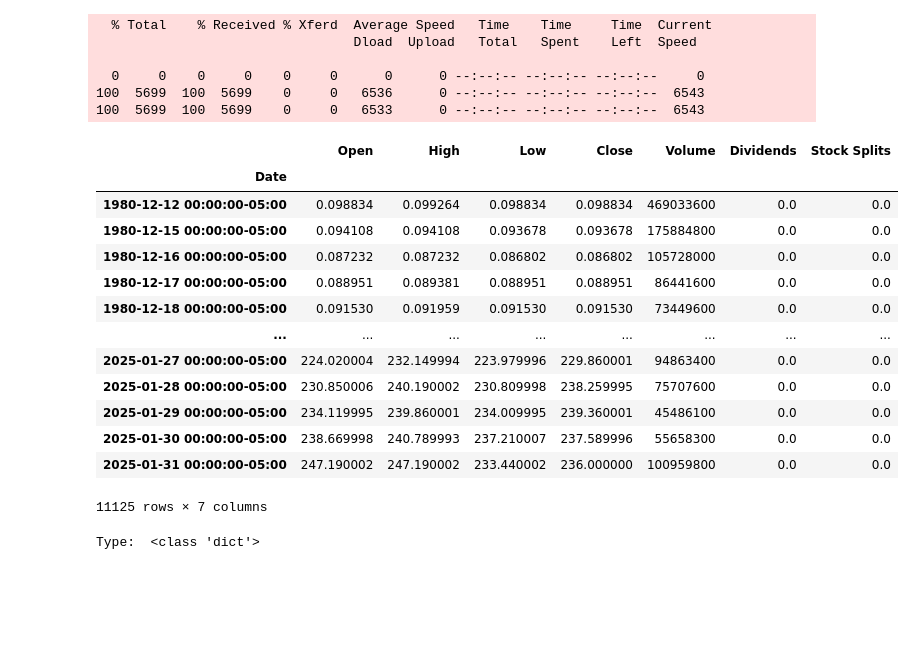
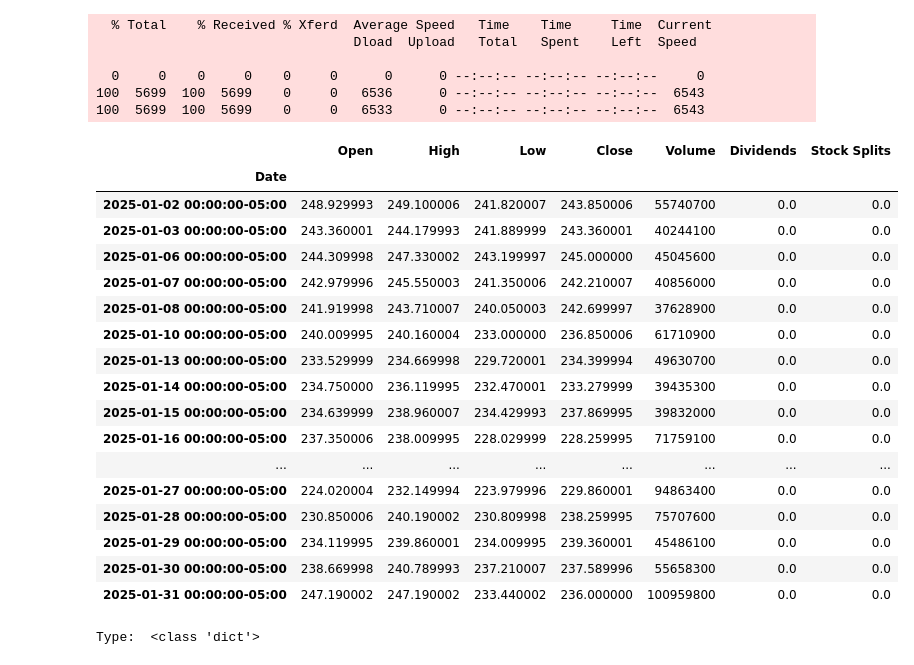
Before and after one commit to antoniobiasotti/dashboard-analytics, a Jupyter notebook: yfinance.ipynb, the cells around one changed output. Cells and saved outputs as stored; diff of their text form; code cells hidden in the pictures; blank space fills up the shorter version.

```diff
--- a/yfinance.ipynb
+++ b/yfinance.ipynb
@@ -17,24 +17,30 @@ import pandas as pd
 # %%
 apple = yf.Ticker("AAPL")
 # print(apple)
 # apple.info
 # apple.actions
 # apple.history(period="max")
+apple.history(period='1mo')
+# apple.quarterly_income_stmt
 # %% [output]
 |  | Open | High | Low | Close | Volume | Dividends | Stock Splits |
 | Date |  |  |  |  |  |  |  |
-| 1980-12-12 00:00:00-05:00 | 0.098834 | 0.099264 | 0.098834 | 0.098834 | 469033600 | 0.0 | 0.0 |
-| 1980-12-15 00:00:00-05:00 | 0.094108 | 0.094108 | 0.093678 | 0.093678 | 175884800 | 0.0 | 0.0 |
-| 1980-12-16 00:00:00-05:00 | 0.087232 | 0.087232 | 0.086802 | 0.086802 | 105728000 | 0.0 | 0.0 |
-| 1980-12-17 00:00:00-05:00 | 0.088951 | 0.089381 | 0.088951 | 0.088951 | 86441600 | 0.0 | 0.0 |
-| 1980-12-18 00:00:00-05:00 | 0.091530 | 0.091959 | 0.091530 | 0.091530 | 73449600 | 0.0 | 0.0 |
+| 2025-01-02 00:00:00-05:00 | 248.929993 | 249.100006 | 241.820007 | 243.850006 | 55740700 | 0.0 | 0.0 |
+| 2025-01-03 00:00:00-05:00 | 243.360001 | 244.179993 | 241.889999 | 243.360001 | 40244100 | 0.0 | 0.0 |
+| 2025-01-06 00:00:00-05:00 | 244.309998 | 247.330002 | 243.199997 | 245.000000 | 45045600 | 0.0 | 0.0 |
+| 2025-01-07 00:00:00-05:00 | 242.979996 | 245.550003 | 241.350006 | 242.210007 | 40856000 | 0.0 | 0.0 |
+| 2025-01-08 00:00:00-05:00 | 241.919998 | 243.710007 | 240.050003 | 242.699997 | 37628900 | 0.0 | 0.0 |
+| 2025-01-10 00:00:00-05:00 | 240.009995 | 240.160004 | 233.000000 | 236.850006 | 61710900 | 0.0 | 0.0 |
+| 2025-01-13 00:00:00-05:00 | 233.529999 | 234.669998 | 229.720001 | 234.399994 | 49630700 | 0.0 | 0.0 |
+| 2025-01-14 00:00:00-05:00 | 234.750000 | 236.119995 | 232.470001 | 233.279999 | 39435300 | 0.0 | 0.0 |
+| 2025-01-15 00:00:00-05:00 | 234.639999 | 238.960007 | 234.429993 | 237.869995 | 39832000 | 0.0 | 0.0 |
+| 2025-01-16 00:00:00-05:00 | 237.350006 | 238.009995 | 228.029999 | 228.259995 | 71759100 | 0.0 | 0.0 |
 | ... | ... | ... | ... | ... | ... | ... | ... |
 | 2025-01-27 00:00:00-05:00 | 224.020004 | 232.149994 | 223.979996 | 229.860001 | 94863400 | 0.0 | 0.0 |
 | 2025-01-28 00:00:00-05:00 | 230.850006 | 240.190002 | 230.809998 | 238.259995 | 75707600 | 0.0 | 0.0 |
 | 2025-01-29 00:00:00-05:00 | 234.119995 | 239.860001 | 234.009995 | 239.360001 | 45486100 | 0.0 | 0.0 |
 | 2025-01-30 00:00:00-05:00 | 238.669998 | 240.789993 | 237.210007 | 237.589996 | 55658300 | 0.0 | 0.0 |
 | 2025-01-31 00:00:00-05:00 | 247.190002 | 247.190002 | 233.440002 | 236.000000 | 100959800 | 0.0 | 0.0 |
-11125 rows × 7 columns
 # %%
 import json
 with open('data/apple.json') as json_file:
```
Also changed, not shown: 1 other file.
